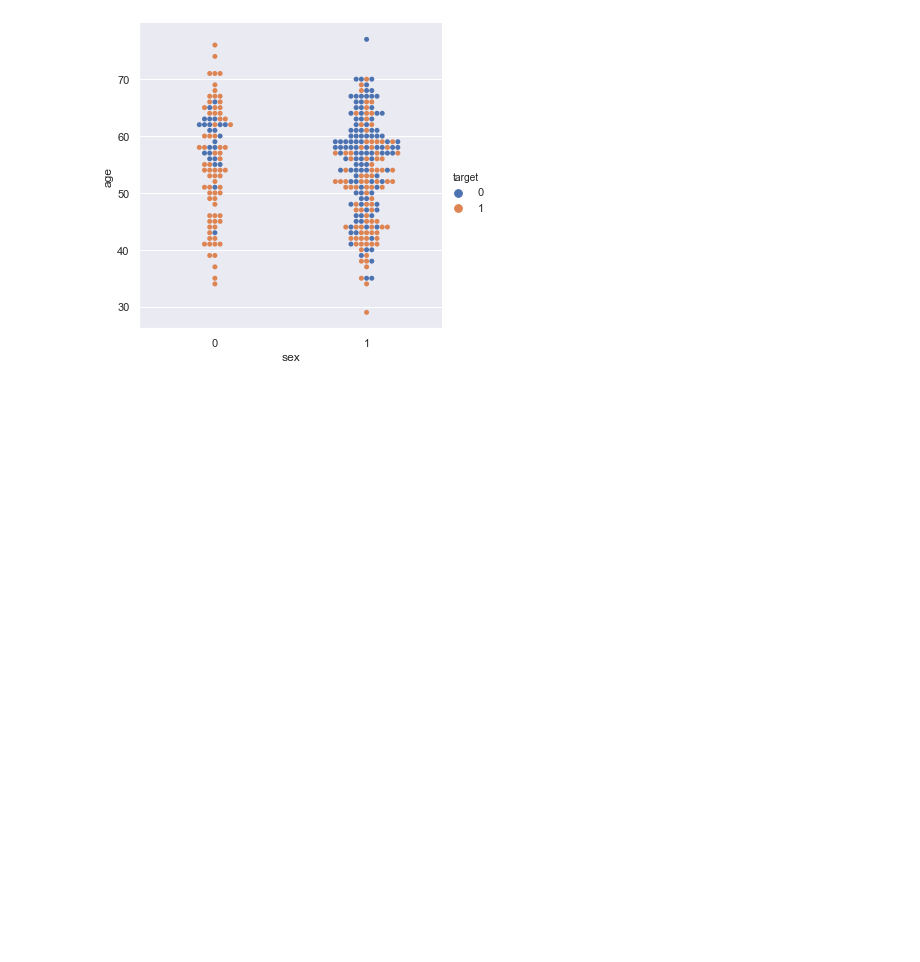
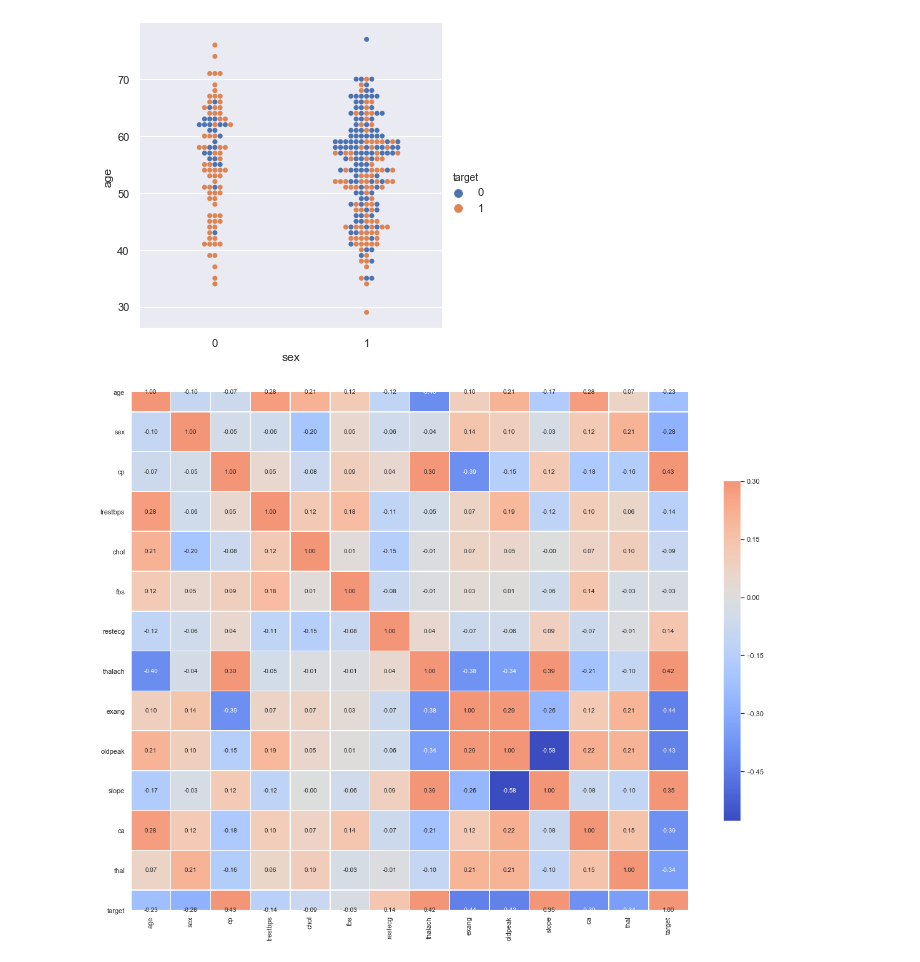
Before and after one commit to kjclarkson624/UCIHeartDiseaseML, a Jupyter notebook: UCIHeartDiseaseML.ipynb, the cells around one changed output. Drawn from its saved outputs; the diff is of its cells as text; code cells hidden in the pictures; blank space fills up the shorter version.

Commit message:
Added a Heatmap

```diff
--- a/UCIHeartDiseaseML.ipynb
+++ b/UCIHeartDiseaseML.ipynb
@@ -117,3 +117,13 @@ sns.catplot(data = uci, x = 'sex', y = 'age', hue = 'target',
 # %% [output]
 <seaborn.axisgrid.FacetGrid at 0x...>
 [figure]
+# %%
+corr = uci.corr()
+g = sns.heatmap(corr,  vmax=.3, center=0,
+            square=True, linewidths=.5, cbar_kws={"shrink": .5}, annot=True, fmt='.2f', cmap='coolwarm')
+sns.despine()
+g.figure.set_size_inches(20,20)
+
+plt.show()
+# %% [output]
+[figure, added]
```
